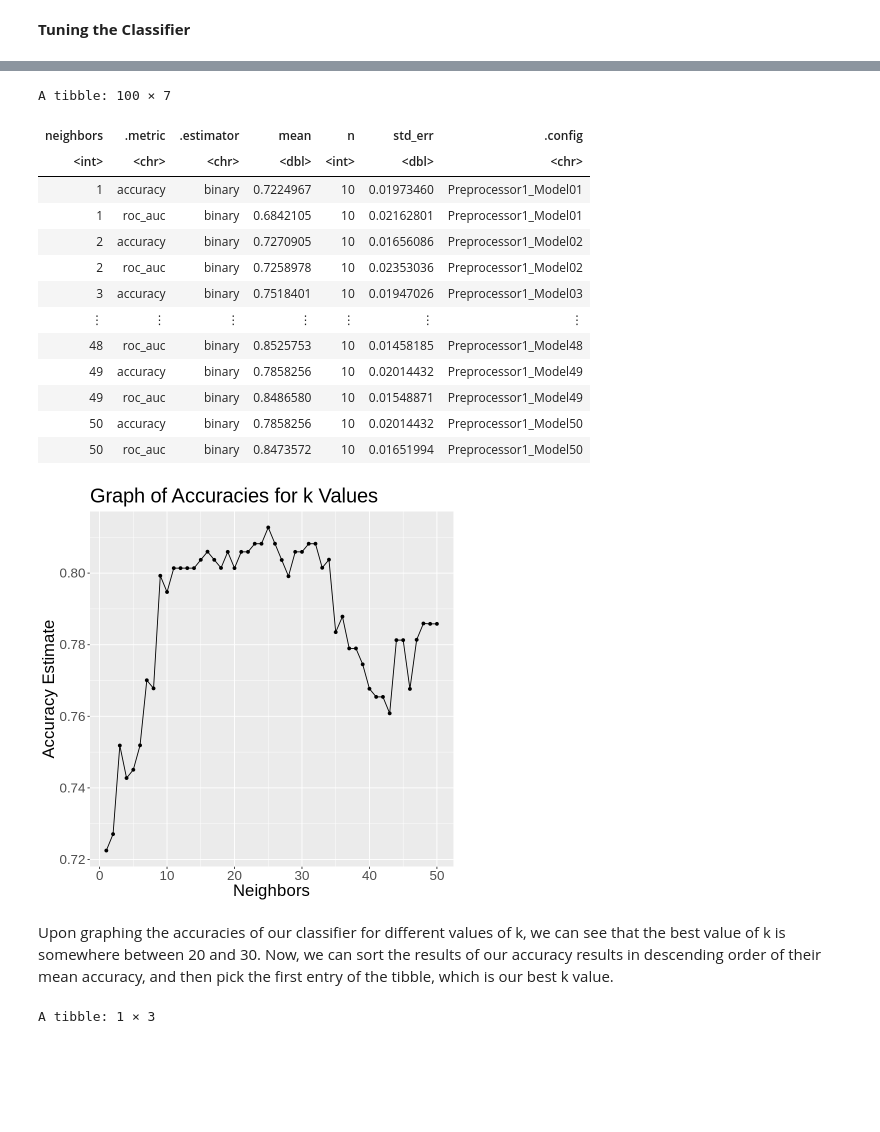
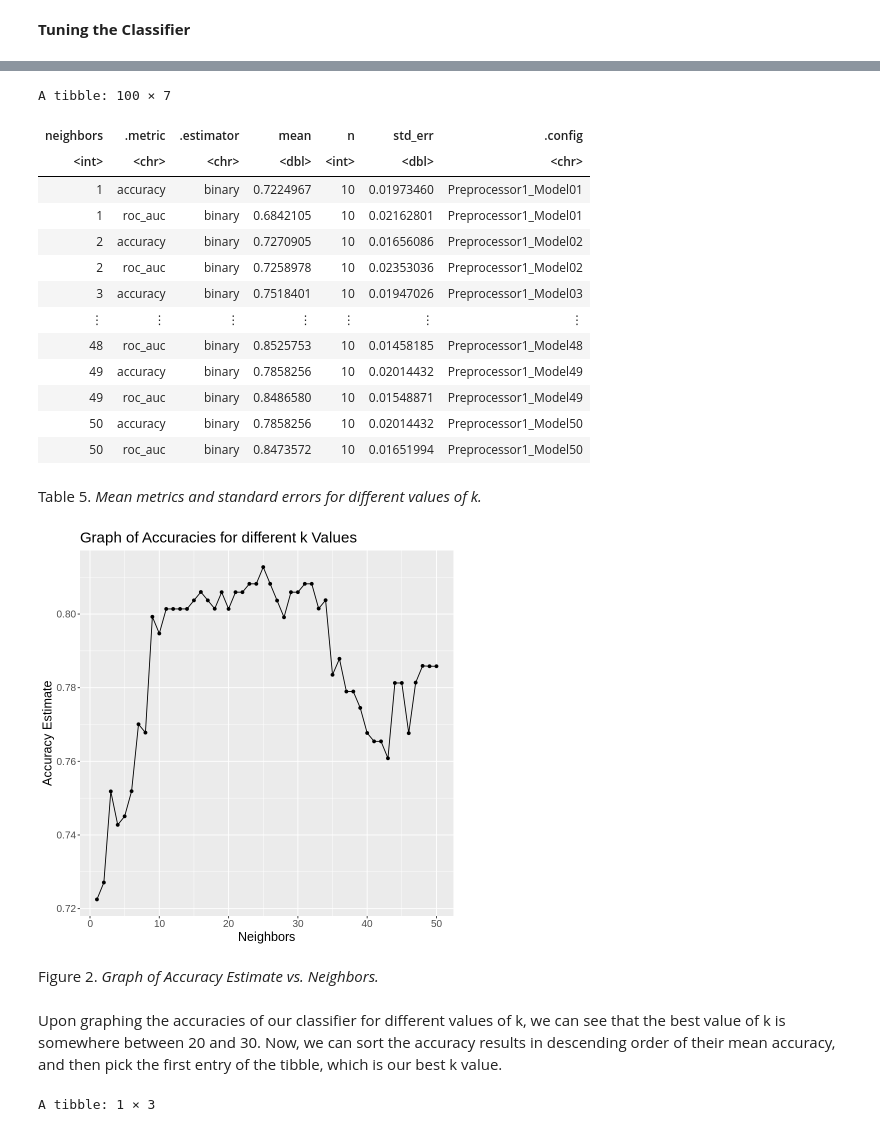
Before and after one commit to xenshreyas/Heart-Disease-Analysis, a Jupyter notebook: heart_data_analysis.ipynb, the cells around one changed output, grey strips where cells are left out. Drawn from its saved outputs; the diff is of its cells as text; code cells hidden in the pictures; blank space fills up the shorter version.

```diff
--- a/heart_data_analysis.ipynb
+++ b/heart_data_analysis.ipynb
@@ -279,15 +266,15 @@ heart_recipe <- recipe(hd ~ oldpeak + cp + thal, data = heart_training) |>
                   step_scale(all_predictors()) |>
                   step_center(all_predictors())
 
-# K-nn Classification spec
+# k-nn Classification spec
 knn_spec_tune <- nearest_neighbor(weight_func = "rectangular", neighbors = tune()) |>
               set_engine("kknn") |>
               set_mode("classification")
 
-# Setting possible values of best K to be in between 1 and 50
+# Setting possible values of best k to be in between 1 and 50
 gridvals <- tibble(neighbors = seq(1, 50))
 
-# Combining everything into a workflow and collecting the metrics to identify the best value of K
+# Combining everything into a workflow and collecting the metrics to identify the best value of k
 knn_results <- workflow() |>
                   add_recipe(heart_recipe) |>
                   add_model(knn_spec_tune) |>
@@ -295,20 +282,6 @@ knn_results <- workflow() |>
                   collect_metrics()
 
 knn_results
-
-accuracies <- knn_results |>
-  filter(.metric == "accuracy")
-
-# Creating a cross-validation plot to visualise accuracies for the different values of K
-cross_val_plot <- accuracies |>
-                    ggplot(aes(x = neighbors, y = mean)) +
-                    geom_point() +
-                    geom_line() +
-                    labs(x = "Neighbors", y = "Accuracy Estimate") +
-                    ggtitle("Graph of Accuracies for k Values") +
-                    theme(text = element_text(size = 20))
-
-cross_val_plot
 # %% [output]
 A tibble: 100 × 7
 | neighbors | .metric | .estimator | mean | n | std_err | .config |
@@ -324,9 +297,28 @@ A tibble: 100 × 7
 | 49 | roc_auc | binary | 0.8486580 | 10 | 0.01548871 | Preprocessor1_Model49 |
 | 50 | accuracy | binary | 0.7858256 | 10 | 0.02014432 | Preprocessor1_Model50 |
 | 50 | roc_auc | binary | 0.8473572 | 10 | 0.01651994 | Preprocessor1_Model50 |
-[figure, removed]
+# %% [markdown]
+Table 5. _Mean metrics and standard errors for different values of k._
+# %%
+accuracies <- knn_results |>
+  filter(.metric == "accuracy")
+
+# Creating a cross-validation plot to visualise accuracies for the different values of K
+cross_val_plot <- accuracies |>
+                    ggplot(aes(x = neighbors, y = mean)) +
+                    geom_point() +
+                    geom_line() +
+                    labs(x = "Neighbors", y = "Accuracy Estimate") +
+                    ggtitle("Graph of Accuracies for different k Values") +
+                    theme(text = element_text(size = 15))
+
+cross_val_plot
+# %% [output]
+[figure, added]
+# %% [markdown]
+Figure 2. _Graph of Accuracy Estimate vs. Neighbors._
 # %% [markdown]
-Upon graphing the accuracies of our classifier for different values of k, we can see that the best value of k is somewhere between 20 and 30. Now, we can sort the results of our accuracy results in descending order of their mean accuracy, and then pick the first entry of the tibble, which is our best k value.
+Upon graphing the accuracies of our classifier for different values of k, we can see that the best value of k is somewhere between 20 and 30. Now, we can sort the accuracy results in descending order of their mean accuracy, and then pick the first entry of the tibble, which is our best k value.
 # %%
 # Choosing the best value of K
 conclusions <- knn_results |>
```
Also changed, not shown: parts of 37 cells of this notebook.
